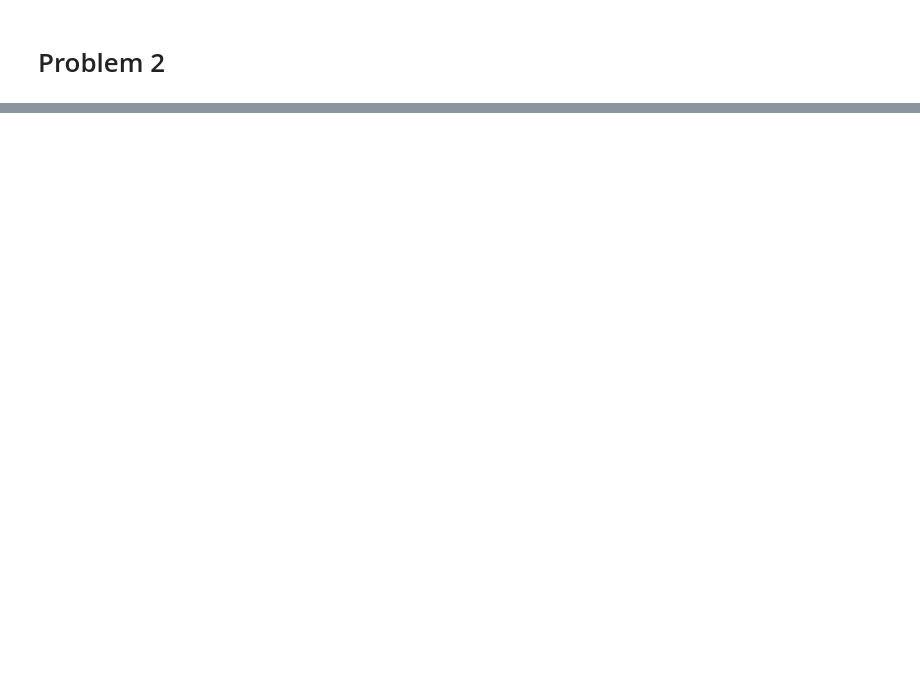
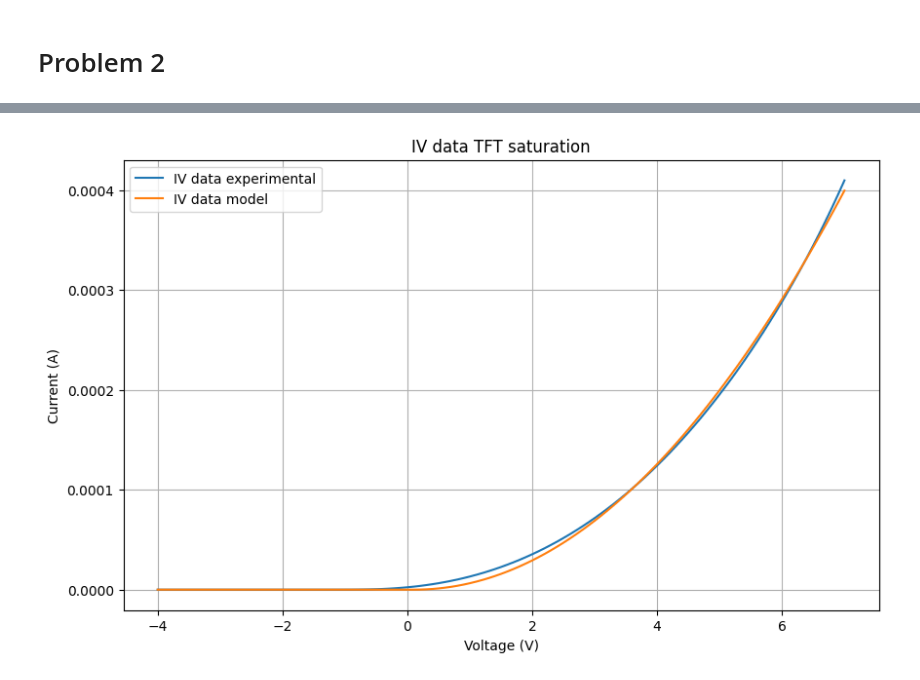
Before and after one commit to rgarmartins/lab3_eda, a Jupyter notebook: lab3.ipynb, the cells around one changed output, grey strips where cells are left out. Saved outputs shown, nothing was run; the diff lists cells and outputs as text; code cells hidden in the pictures; blank space fills up the shorter version.

```diff
--- a/lab3.ipynb
+++ b/lab3.ipynb
@@ -193 +168,16 @@ plt.show()
+# %%
+a1_tft = 0.0004246212659893926
+a2_tft = -0.0038580151080255132
+a3_tft = 0.013797120680445802
+a4_tft = -0.01543728006841336
+a5_tft = 0.013585461081624358
+
+vin_tft = 2.90
+vd_tft = 3
+vs_desired = 2.18
+
+vgs_tft = vin_tft - vs_desired
+vds_tft = vd_tft - vs_desired
+
+vt_tft = 0.1
 # %% [markdown]
@@ -221,0 +185,66 @@ TypeError: obtain_woverl_tft() missing 1 required positional argument: 'v'
+# %%
+def obtainLambda_tft(vgs, a_1, a_2, a_3, a_4, a_5):
+    return a_1*vgs**4 + a_2*vgs**3 + a_3*vgs**2 + a_4*vgs + a_5
+
+lambda_vgs_3 = obtainLambda_tft(3, a1_tft, a2_tft, a3_tft, a4_tft, a5_tft)
+
+def obtain_idsat_tft(vgs, k, m):
+    # return k * ((vgs - vt)**m) * (1 + (lambda_vgs_3 * 7))
+    return np.piecewise(vgs, [vgs <= vt_tft, vgs > vt_tft], [lambda vgs: 0, lambda vgs: k * ((vgs - vt_tft)**m) * (1 + (lambda_vgs_3 * 7))])
+
+[k_tft, m_tft], pcov = curve_fit(obtain_idsat_tft, data_tft_saturation[' VG'].values, data_tft_saturation[' ID'].values)
+
+#[k_tft, m_tft], pcov = curve_fit(obtain_idsat_tft, data_tft_saturation[' VG'], data_tft_saturation[' ID'], bounds= ([0,1,0],[1, 3, 0.5]))
+
+
+print('k_tft = ', k_tft)
+print('m_tft = ', m_tft)
+
+plt.figure(6, figsize=(10, 6))
+plt.plot(data_tft_saturation[' VG'], data_tft_saturation[' ID'], label='IV data experimental')
+plt.plot(data_tft_saturation[' VG'], obtain_idsat_tft(data_tft_saturation[' VG'].values, k_tft, m_tft), label='IV data model')
+plt.xlabel('Voltage (V)')
+plt.ylabel('Current (A)')
+plt.legend(loc='best')
+plt.title('IV data TFT saturation')
+plt.grid()
+plt.show()
+
+bx_tft = k_tft/10
+w_l_tft_1 = k_tft/bx_tft
+
+def obtain_id_tft(vds, alpha):
+    return np.piecewise(vds, [vds < alpha*(vin_tft - vt_tft), vds >= alpha*(vin_tft - vt_tft)], [lambda vds: (2*bx_tft*w_l_tft_1/alpha) * ((vin_tft-vt_tft)**(m_tft-2)) * (vin_tft-vt_tft-(vds/(2*alpha))) * vds * (1+vds*obtainLambda_tft(3,a1_tft,a2_tft,a3_tft,a4_tft,a5_tft)), lambda vds: (bx_tft*w_l_tft_1) * ((vin_tft-vt_tft)**m_tft) * (1+vds*obtainLambda_tft(vin_tft,a1_tft,a2_tft,a3_tft,a4_tft,a5_tft))])
+
+[alpha_tft], pcov = curve_fit(obtain_id_tft, data_output_vds[4], data_output_id[4], bounds=(1,1.5))
+
+print('alpha_tft = ', alpha_tft)
+
+plt.figure(7, figsize=(10, 6))
+plt.plot(data_output_vds[4], data_output_id[4], label='IV data experimental')
+plt.plot(data_output_vds[4], obtain_id_tft(data_output_vds[4], alpha_tft), label='IV data model')
+plt.xlabel('Voltage (V)')
+plt.ylabel('Current (A)')
+plt.legend(loc='best')
+plt.title('IV data TFT output')
+plt.grid()
+plt.show()
+
+id_microled = obtainId_microled_limited_exponential(vs_desired, Is_microled, vt_microled, n_microled)
+print('id_microled = ', id_microled)
+
+id_tft = id_microled
+
+def obtain_id_tft_2(vds, alpha, w_l):
+    return np.piecewise(vds, [vds < alpha*(vgs_tft - vt_tft), vds >= alpha*(vgs_tft - vt_tft)], [lambda vds: (2*bx_tft*w_l/alpha) * ((vgs_tft-vt_tft)**(m_tft-2)) * (vgs_tft-vt_tft-(vds/(2*alpha))) * vds * (1+vds*obtainLambda_tft(3,a1_tft,a2_tft,a3_tft,a4_tft,a5_tft)), lambda vds: (bx_tft*w_l) * ((vgs_tft-vt_tft)**m_tft) * (1+vds*obtainLambda_tft(vin_tft,a1_tft,a2_tft,a3_tft,a4_tft,a5_tft))])
+
+
+def get_w_l_tft (w_l):
+    return id_tft - obtain_id_tft_2(vds_tft, alpha_tft, w_l)
+
+w_l_tft_2 = fsolve(get_w_l_tft, 0)
+
+print('(W/L) TFT = ', w_l_tft_2)
+
+print(obtain_id_tft_2(vds_tft, alpha_tft, w_l_tft_2))
+# %% [output]
@@ -221,0 +253 @@ TypeError: obtain_woverl_tft() missing 1 required positional argument: 'v'
+[figure, added]
```
Also changed, not shown: parts of 7 cells of this notebook.
